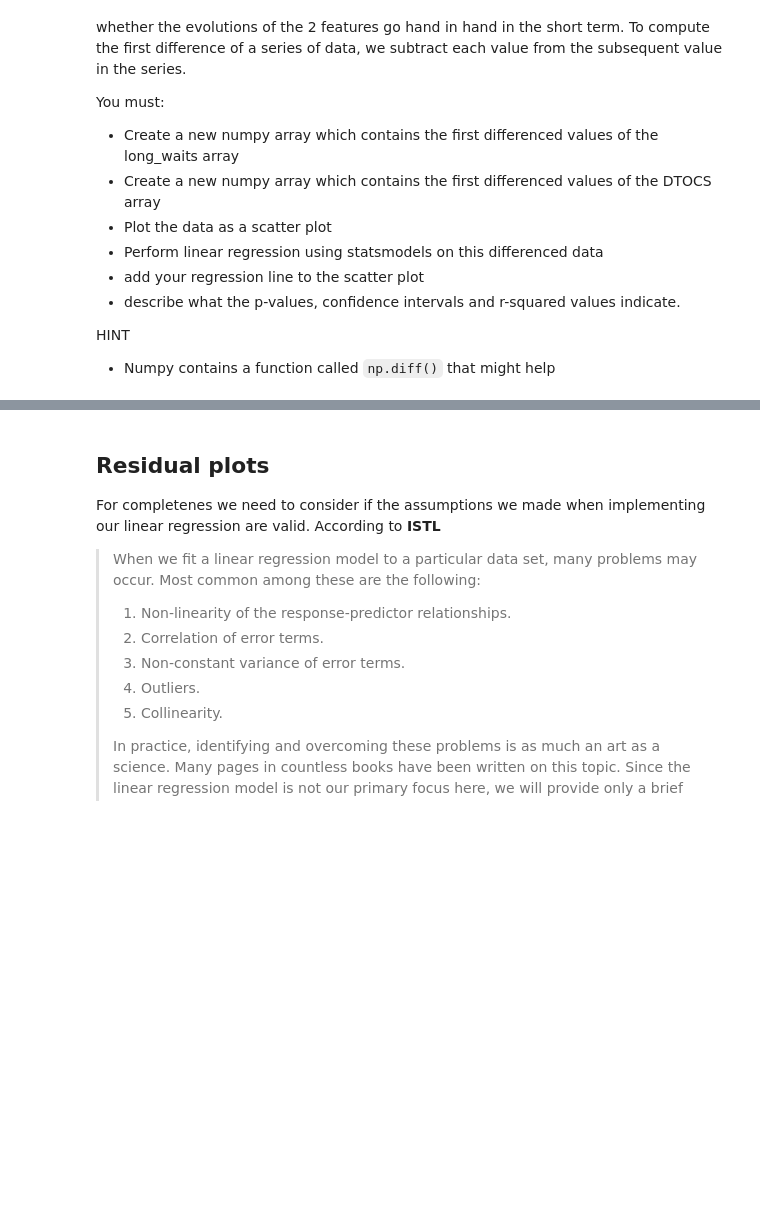
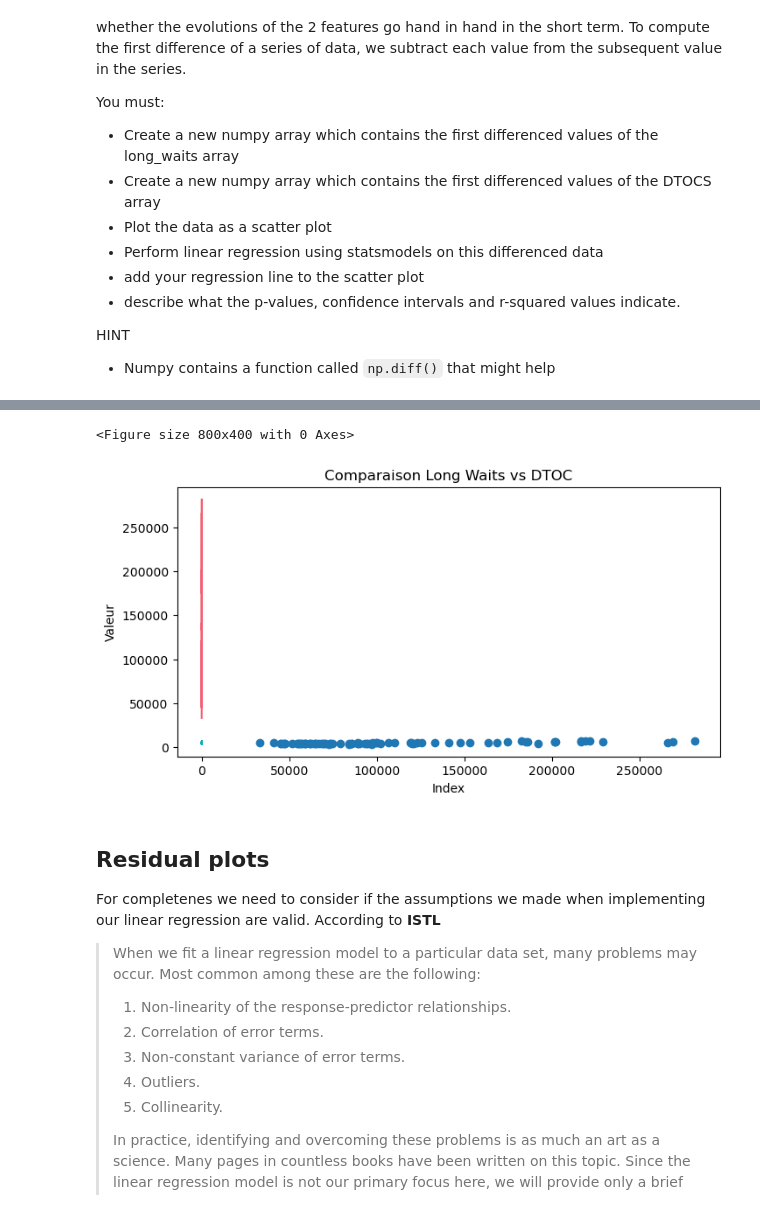
Before and after one commit to someia2026/Machine_Learning_Data_Mining, a Jupyter notebook: 01ClassicLinearRegression.ipynb, the cells around one changed output, grey strips where cells are left out. Saved outputs shown, nothing was run; the diff lists cells and outputs as text; code cells hidden in the pictures; blank space fills up the shorter version.

```diff
--- a/01ClassicLinearRegression.ipynb
+++ b/01ClassicLinearRegression.ipynb
@@ -574,3 +658,16 @@ HINT
+# %%
+long_waits, dtocs = load_dtoc_dataset()
+plt.figure(figsize=(8, 4))
+plt.scatter(long_waits, dtocs)
+plt.plot(long_waits, label="Long Waits", color="#f45f74")
+plt.plot(dtocs, label="DTOC", color="#00b0be")
+plt.title("Comparaison Long Waits vs DTOC")
+plt.xlabel("Index")
+plt.ylabel("Valeur")
+plt.show()
+# %% [output]
+<Figure size 800x400 with 0 Axes>
+[figure, added]
 # %%
 #### your solution here
 # %% [markdown]
```
Also changed, not shown: parts of 21 cells of this notebook.
